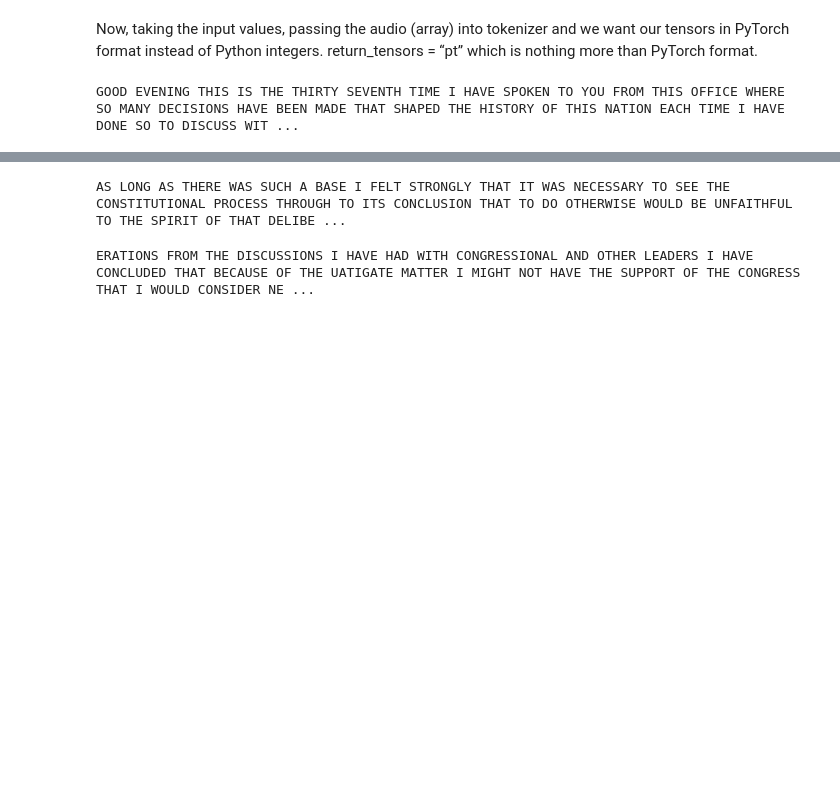
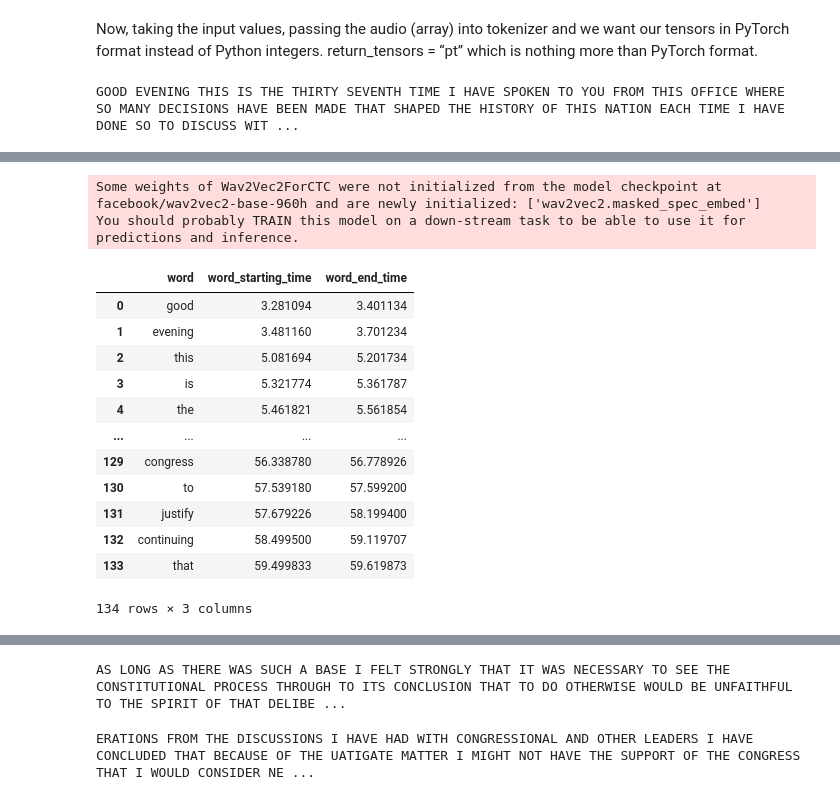
Before and after one commit to pushkal1234/Speech-Recognition-system_wav2vec-2.0-, a Jupyter notebook: Convin.ipynb, the cells around one changed output, grey strips where cells are left out. Cells and saved outputs as stored; diff of their text form; code cells hidden in the pictures; blank space fills up the shorter version.

```diff
--- a/Convin.ipynb
+++ b/Convin.ipynb
@@ -410,3 +407,73 @@ logits_16 = joblib.load('logits_16.pkl')
 # %% [output]
 [interactive output not drawn]
 [interactive output not drawn]
+# %%
+from itertools import groupby
+import torch
+from transformers import Wav2Vec2Processor, Wav2Vec2ForCTC
+import soundfile as sf
+
+##############
+# load model & audio and run audio through model
+##############
+#model_name = 'facebook/wav2vec2-large-960h-lv60-self'
+model_name = "facebook/wav2vec2-base-960h"
+processor = Wav2Vec2Processor.from_pretrained(model_name)
+model = Wav2Vec2ForCTC.from_pretrained(model_name)
+
+
+audio_filepath = '/content/sample_data/audio/0_sampleaudio15plus.wav'
+speech, sample_rate = sf.read(audio_filepath)
+input_values = processor(speech, sampling_rate=sample_rate, return_tensors="pt").input_values
+
+logits = model(input_values_1).logits
+
+predicted_ids = torch.argmax(logits, dim=-1)
+transcription = processor.decode(predicted_ids[0]).lower()
+
+##############
+# this is where the logic starts to get the start and end timestamp for each word
+##############
+words = [w for w in transcription.split(' ') if len(w) > 0]
+predicted_ids = predicted_ids[0].tolist()
+duration_sec = input_values.shape[1] / sample_rate
+
+
+ids_w_time = [(i / len(predicted_ids) * duration_sec, _id) for i, _id in enumerate(predicted_ids)]
+# remove entries which are just "padding" (i.e. no characers are recognized)
+ids_w_time = [i for i in ids_w_time if i[1] != processor.tokenizer.pad_token_id]
+# now split the ids into groups of ids where each group represents a word
+split_ids_w_time = [list(group) for k, group
+                    in groupby(ids_w_time, lambda x: x[1] == processor.tokenizer.word_delimiter_token_id)
+                    if not k]
+
+assert len(split_ids_w_time) == len(words)  # make sure that there are the same number of id-groups as words. Otherwise something is wrong
+# make sure that there are the same number of id-groups as words. Otherwise something is wrong
+assert len(split_ids_w_time) == len(words), (len(split_ids_w_time), len(words))
+word_start_times = []
+word_end_times = []
+for cur_ids_w_time, cur_word in zip(split_ids_w_time, words):
+    _times = [_time for _time, _id in cur_ids_w_time]
+    word_start_times.append(min(_times))
+    word_end_times.append(max(_times))
+
+#print("words are: {}, word_start_times: {}, word_end_times: {}".format(words, word_start_times, word_end_times))
+import pandas as pd
+time_stamp = pd.DataFrame({'word':words, 'word_starting_time': word_start_times, 'word_end_time': word_end_times})
+time_stamp.head(134)
+# %% [output]
+Some weights of Wav2Vec2ForCTC were not initialized from the model checkpoint at facebook/wav2vec2-base-960h and are newly initialized: ['wav2vec2.masked_spec_embed']
+You should probably TRAIN this model on a down-stream task to be able to use it for predictions and inference.
+|  | word | word_starting_time | word_end_time |
+| 0 | good | 3.281094 | 3.401134 |
+| 1 | evening | 3.481160 | 3.701234 |
+| 2 | this | 5.081694 | 5.201734 |
+| 3 | is | 5.321774 | 5.361787 |
+| 4 | the | 5.461821 | 5.561854 |
+| ... | ... | ... | ... |
+| 129 | congress | 56.338780 | 56.778926 |
+| 130 | to | 57.539180 | 57.599200 |
+| 131 | justify | 57.679226 | 58.199400 |
+| 132 | continuing | 58.499500 | 59.119707 |
+| 133 | that | 59.499833 | 59.619873 |
+134 rows × 3 columns
```
Also changed, not shown: parts of 4 cells of this notebook.
